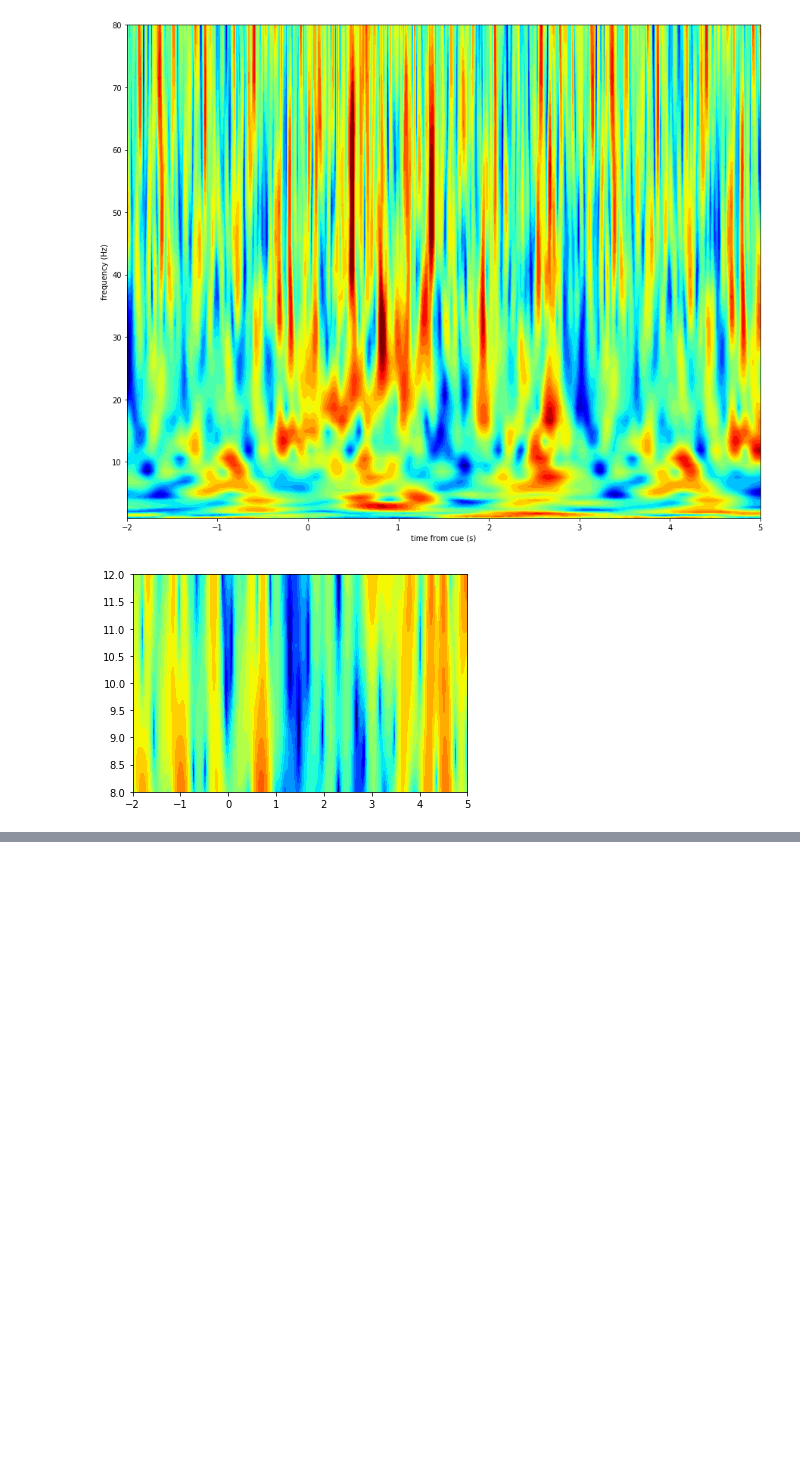
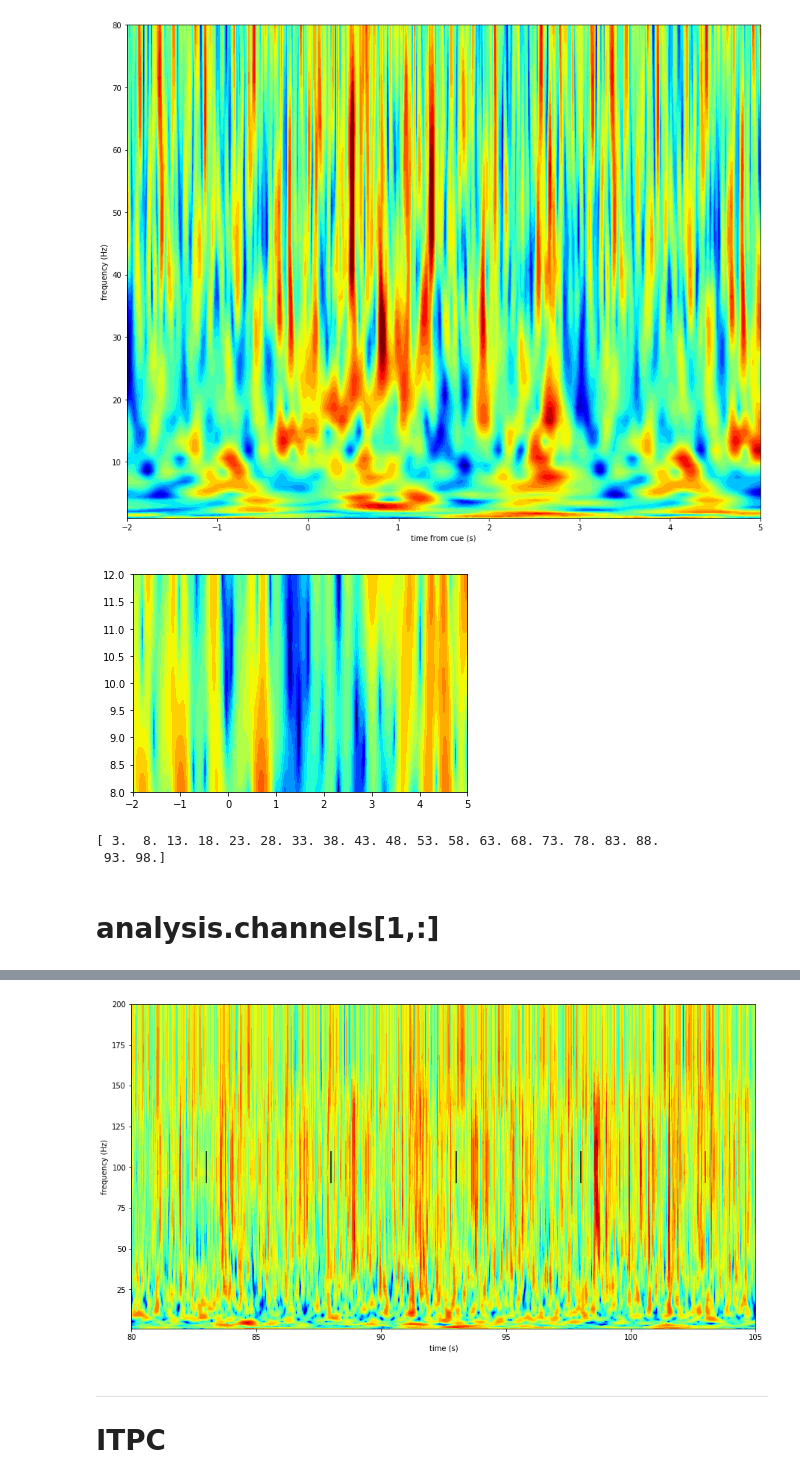
Before and after one commit to ZhangJiayiLab/EEG-Analysis, a Jupyter notebook: python/demo_tfdomain.ipynb, the cells around one changed output, grey strips where cells are left out. Cells and saved outputs as stored; diff of their text form; code cells hidden in the pictures; blank space fills up the shorter version.

```diff
--- a/python/demo_tfdomain.ipynb
+++ b/python/demo_tfdomain.ipynb
@@ -29,11 +29,11 @@ from tqdm import tqdm
 # %%
 datadir = "../../Data"
 resultdir = "../../Result/"
-patientName = "Yunfan Shu"
+patientName = "Chen Zhou"
 # patientName = "Demo"
 fs = 2000
 
-targetfiles = "180816-5-5"
+targetfiles = "180903-2-5"
 # targetfiles = "999999-9-9"
 chidx = 108
 cutoffband = "lowpass"
@@ -114,3 +114,37 @@ plt.clim([-3,3])
 plt.show()
 # %% [output]
 [figure]
+# %%
+print(analysis.markers["grating"][0][0][0,:])
+# %% [output]
+[ 3.  8. 13. 18. 23. 28. 33. 38. 43. 48. 53. 58. 63. 68. 73. 78. 83. 88.
+ 93. 98.]
+# %% [markdown]
+# analysis.channels[1,:]
+# %%
+rho = 10
+chidx = 98
+trange = (80.0, 105.0)
+fs = analysis.fs
+
+cutoffband = "lowpass"
+lowcut, highcut = eegFilter.getbandrange(cutoffband)
+frange = np.logspace(np.log10(lowcut), np.log10(highcut), 30) # 80, 200, 500
+
+curve_roi = analysis.channels[chidx,:][int(trange[0]*fs):int(trange[0]*fs)+int(fs*(trange[1]-trange[0]))]
+curve_roi = np.reshape(curve_roi, (1, len(curve_roi)))
+
+%time pxx = stfft.dwt_tf(curve_roi[:, ::rho], int(fs//rho), frange, reflection=True, zscore=True)
+
+plt.figure(figsize=(15,8))
+plt.contourf(np.linspace(trange[0],trange[1], np.size(pxx, 1)), frange, pxx, 40, cmap=plt.get_cmap("jet"))
+plt.vlines(analysis.markers["grating"][0][0][0,:], 90, 110)
+plt.vlines(analysis.markers["entrain"][0][0][0,:], 90, 110, 'r')
+
+plt.xlabel("time (s)")
+plt.ylabel("frequency (Hz)")
+plt.clim([-3,3])
+plt.xlim(trange)
+
+plt.show()
+# %% [output]
@@ -116,0 +153,4 @@ plt.show()
+[figure, added]
+# %% [markdown]
+---
+# ITPC
```
Also changed, not shown: parts of 4 cells of this notebook, 11 other files.
